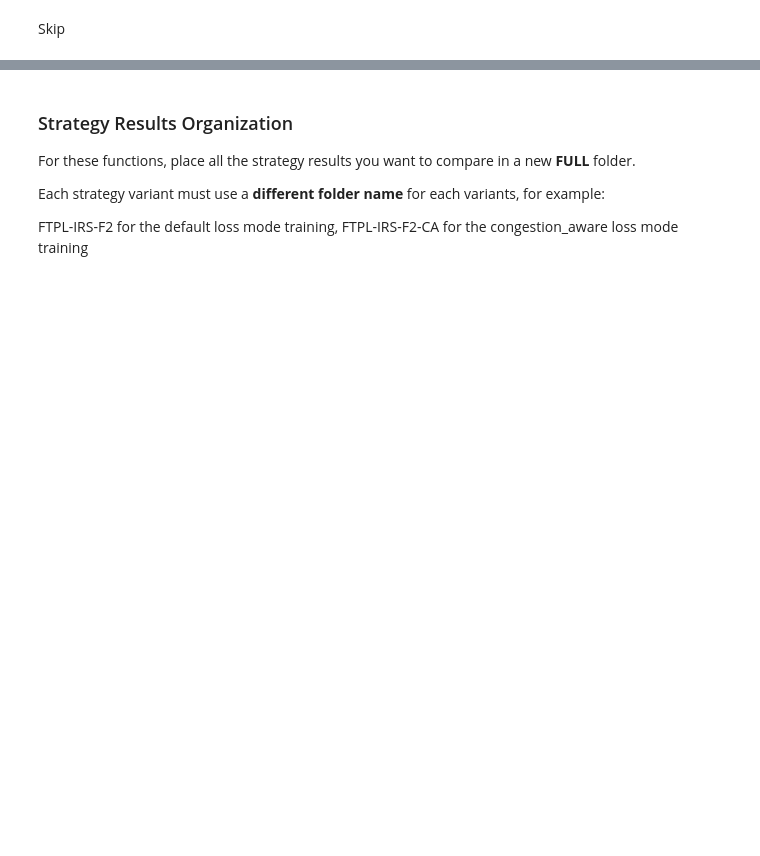
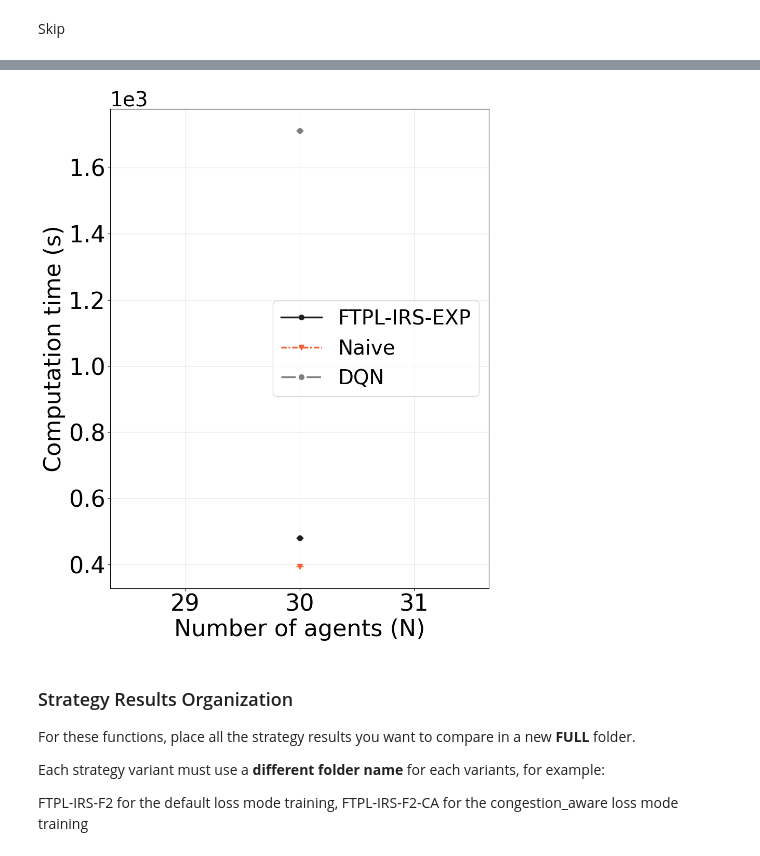
Before and after one commit to yaju1995/ecml2026, a Jupyter notebook: simulation/results_analysis.ipynb, the cells around one changed output, grey strips where cells are left out. Cells and saved outputs as stored; diff of their text form; code cells hidden in the pictures; blank space fills up the shorter version.

```diff
--- a/simulation/results_analysis.ipynb
+++ b/simulation/results_analysis.ipynb
@@ -115,17 +108,19 @@ FileNotFoundError: [Errno 2] No such file or directory: './results_ECML2026/tabl
 # %%
 base_path = "./results_ECML2026/"
 
-sc = StrategyComparison(path=base_path+"CA/", n_agents=30, verbose=False)  # n_agents here doesn't matter for plotting pickle
+sc = StrategyComparison(path=base_path+"default/", n_agents=30, verbose=False)  # n_agents here doesn't matter for plotting pickle
 full_df = sc.plot_mean_computation_time_vs_N_from_pickle(
     pkl_path=base_path+"tables/computation_table.pkl",
     loglog=False,
     save_path=base_path+"images"+"/mean_time_vs_N_minmax.pdf",
     figsize=(9,11),
     linewidth=2.5
     , legend_fontsize=28,
     tick_fontsize=32,
     axis_label_fontsize=32,
 )
+# %% [output]
+[figure, added]
 # %% [markdown]
 ### Strategy Results Organization
 
```
Also changed, not shown: parts of 6 cells of this notebook, 7 other files.
